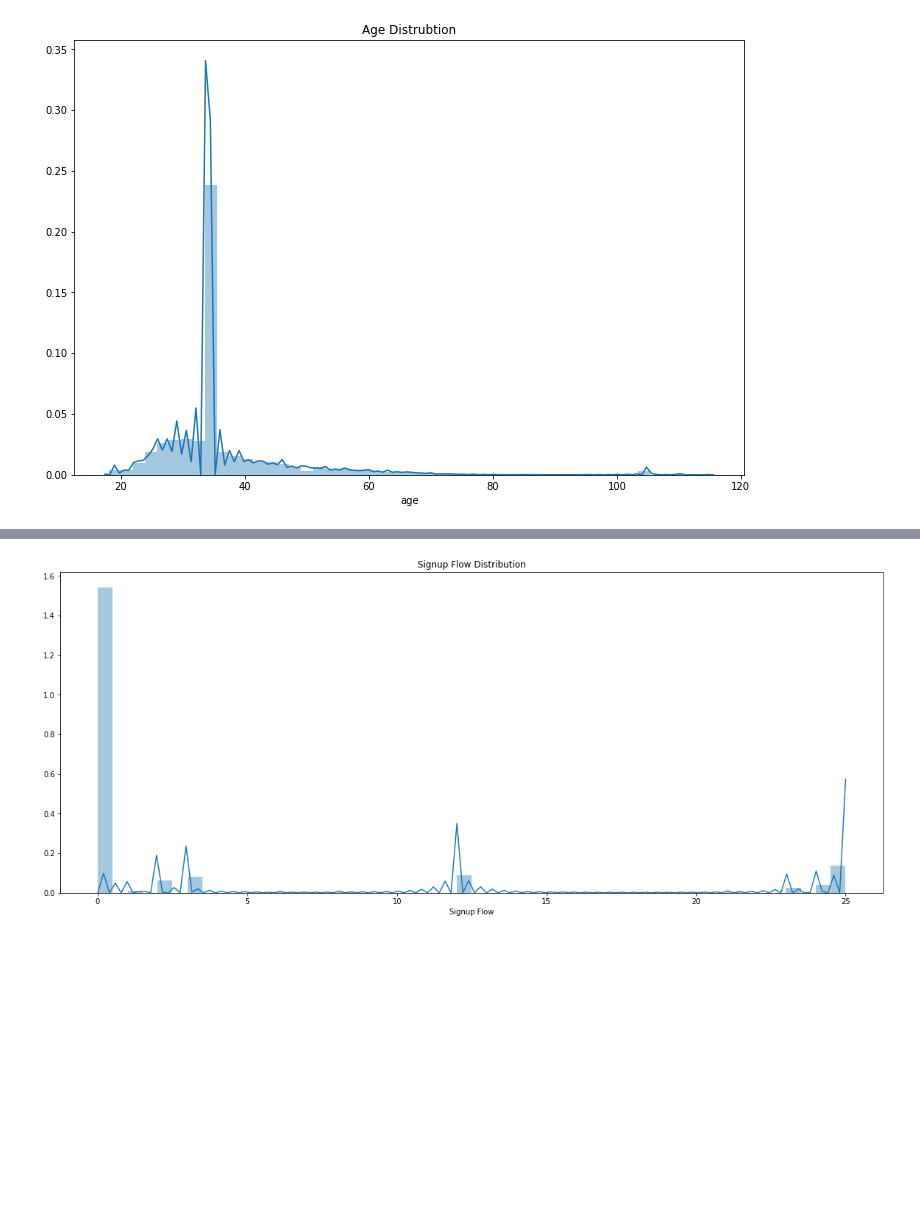
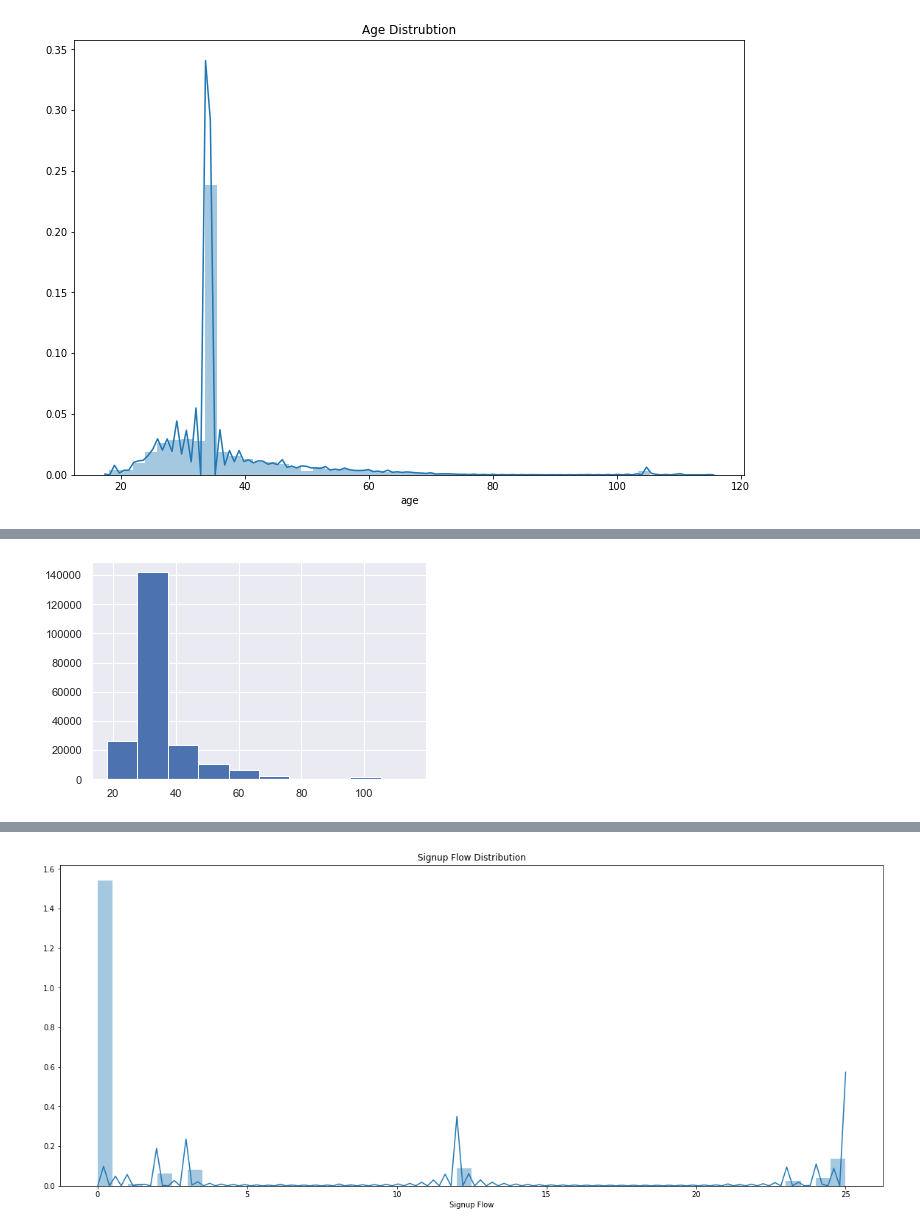
Before and after one commit to wa2eli/airbnb_new_customers, a Jupyter notebook: notebooks/4-Data Analysis.ipynb, the cells around one changed output, grey strips where cells are left out. Saved outputs shown, nothing was run; the diff lists cells and outputs as text; code cells hidden in the pictures; blank space fills up the shorter version.

```diff
--- a/notebooks/4-Data Analysis.ipynb
+++ b/notebooks/4-Data Analysis.ipynb
@@ -51,0 +75,6 @@ plt.savefig(os.path.join(FIG_DIR, 'age_distribution_freq.png'))
+# %%
+#Histogram
+plt.hist(df['age'])
+plt.show()
+# %% [output]
+[figure, added]
```
Also changed, not shown: parts of 7 cells of this notebook.
